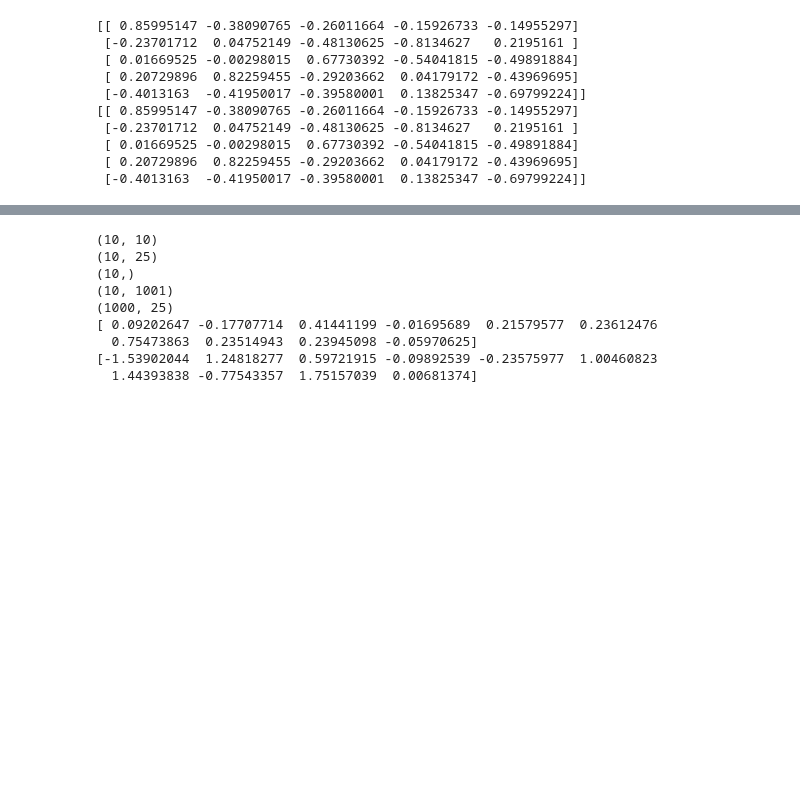
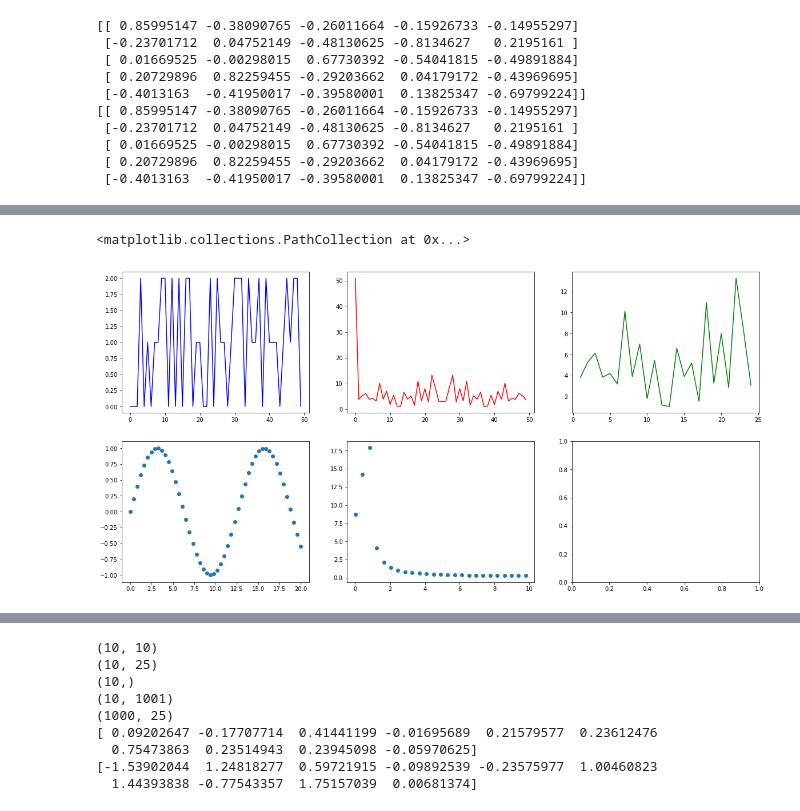
Before and after one commit to mullachv/causal_notes, a Jupyter notebook: framework/kcm_ker.ipynb, the cells around one changed output, grey strips where cells are left out. Drawn from its saved outputs; the diff is of its cells as text; code cells hidden in the pictures; blank space fills up the shorter version.

```diff
--- a/framework/kcm_ker.ipynb
+++ b/framework/kcm_ker.ipynb
@@ -188,0 +183,31 @@ a[0].__name__
+# %%
+%matplotlib inline
+import matplotlib.pyplot as plt
+from scipy.fftpack import fft
+
+fig, ax = plt.subplots(2, 3, figsize=(20,10))
+
+y = df.iloc[0,:50]
+#print(y.shape)
+x = np.arange(y.shape[0])
+ax[0,0].plot(x, y, color='b')
+
+yf = fft(y)
+ax[0,1].plot(x, np.absolute(yf), color='r')
+
+fr = np.fft.fft(y)
+#fr.sort()
+ax[0,2].plot(x[1:int(len(fr)/2)],np.absolute(fr[1:int(len(fr)/2)]), color='g')
+#print(fr)
+#print(np.absolute(yf[:5]) )
+
+sx = np.linspace(0, 20)
+sy = np.sin(sx/2.)
+ax[1,0].scatter(sx, sy)
+
+fr = np.fft.fft(sy)
+#fr.sort()
+ax[1,1].scatter(sx[0:int(len(sx)/2)], np.absolute(fr[0:int(len(fr)/2)]))
+# %% [output]
+<matplotlib.collections.PathCollection at 0x...>
+[figure, added]
```
Also changed, not shown: parts of 10 cells of this notebook, 5 other files.
